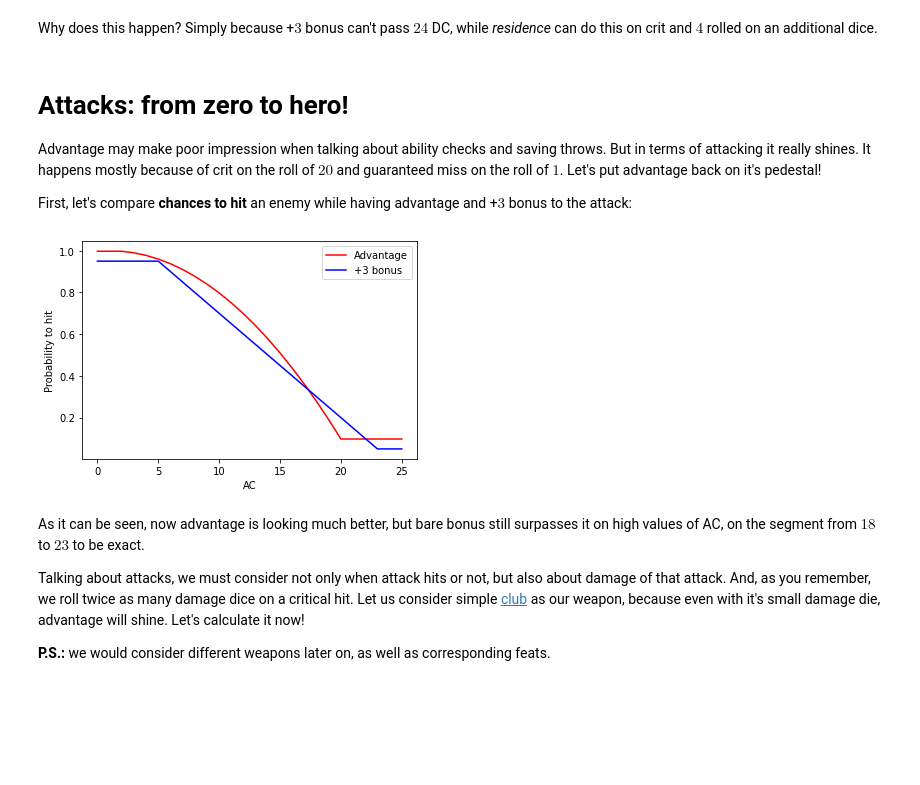
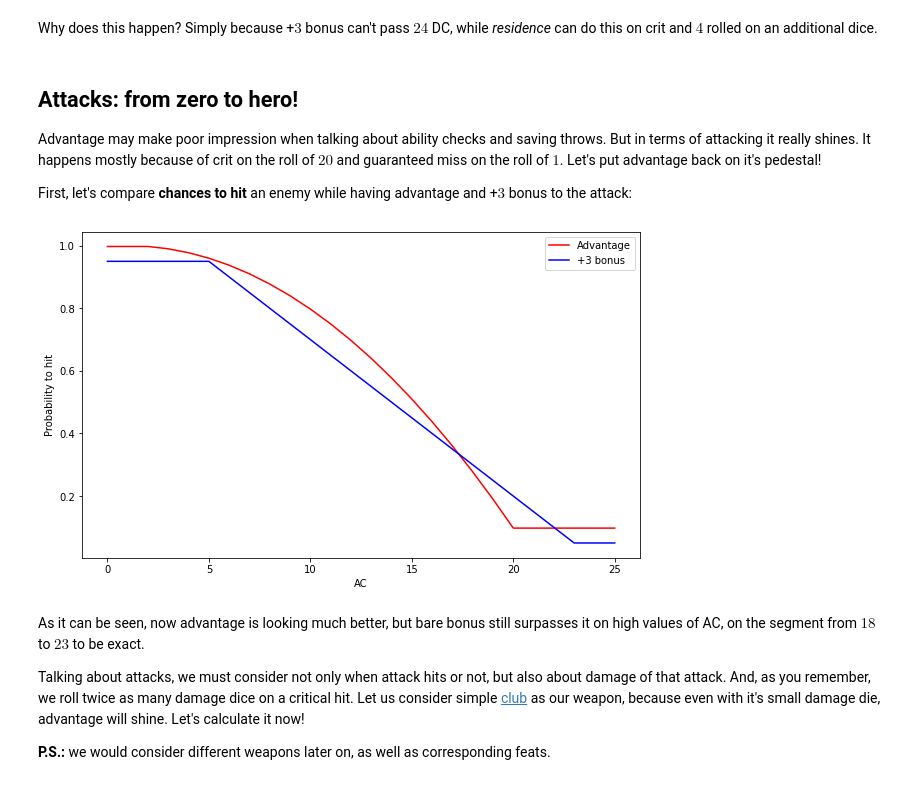
Before and after one commit to Covariance/DnD-math-basics, a Jupyter notebook: advantage.ipynb, the cells around one changed output. Saved outputs shown, nothing was run; the diff lists cells and outputs as text; code cells hidden in the pictures; blank space fills up the shorter version.

```diff
--- a/advantage.ipynb
+++ b/advantage.ipynb
@@ -125,7 +127,7 @@ Advantage: 0.0
 # %% [markdown]
 Why does this happen? Simply because +$3$ bonus can't pass $24$ DC, while *residence* can do this on crit and $4$ rolled on an additional dice.
 # %% [markdown]
-# Attacks: from zero to hero!
+## Attacks: from zero to hero!
 Advantage may make poor impression when talking about ability checks and saving throws. But in terms of attacking it really shines. It happens mostly because of crit on the roll of $20$ and guaranteed miss on the roll of $1$. Let's put advantage back on it's pedestal!
 
 First, let's compare **chances to hit** an enemy while having advantage and +$3$ bonus to the attack:
@@ -149,14 +151,15 @@ def calculate_ac_hits_for_method(method: str):
 calculate_ac_hits_for_method('advantage')
 calculate_ac_hits_for_method('+3')
 # %%
+plt.figure(figsize=(10, 6))
 plt.plot(ac_hits['advantage'], 'r', label='Advantage')
 plt.plot(ac_hits['+3'],        'b', label='+3 bonus')
 plt.ylabel("Probability to hit")
 plt.xlabel("AC")
 plt.legend()
 plt.show()
 # %% [output]
-[figure, old version]
+[figure, new version]
 # %% [markdown]
 As it can be seen, now advantage is looking much better, but bare bonus still surpasses it on high values of AC, on the segment from $18$ to $23$ to be exact.
 
```
Also changed, not shown: parts of 8 cells of this notebook, 4 other files.
